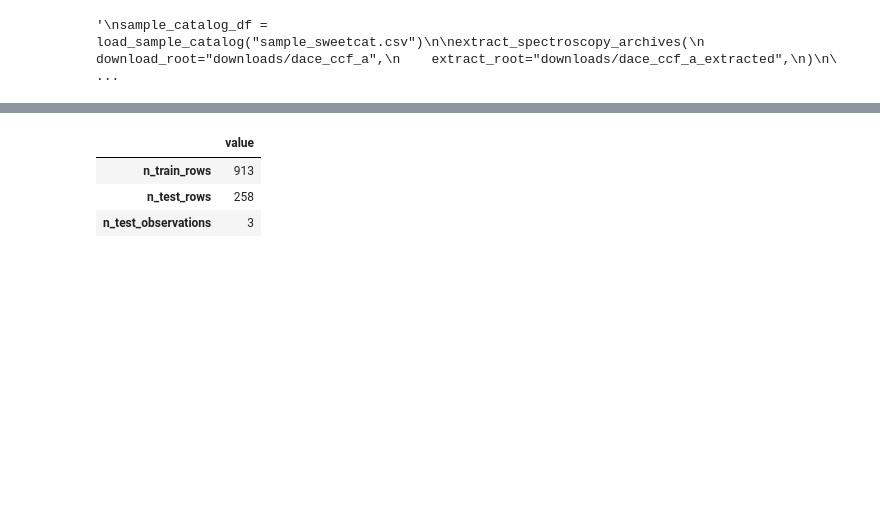
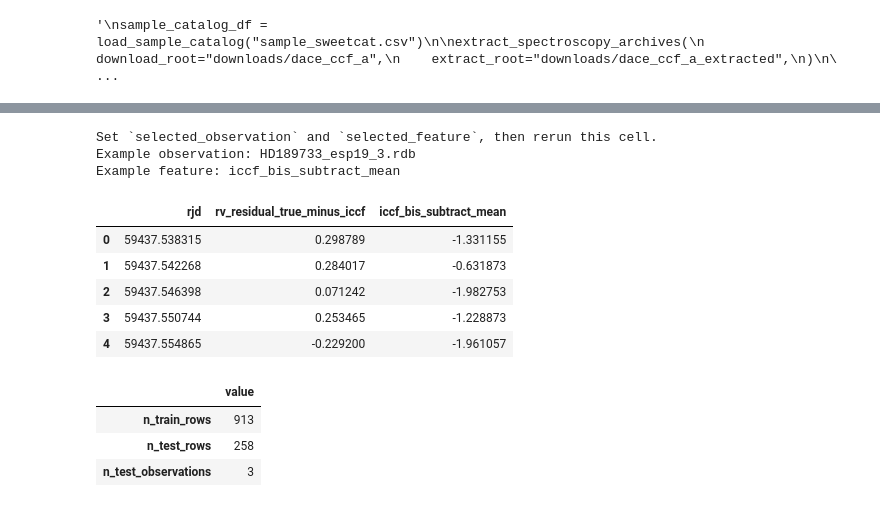
Before and after one commit to vadibekyan/RV_from_RM, a Jupyter notebook: best_rm_eda.ipynb, the cells around one changed output, grey strips where cells are left out. Drawn from its saved outputs; the diff is of its cells as text; code cells hidden in the pictures; blank space fills up the shorter version.

```diff
--- a/best_rm_eda.ipynb
+++ b/best_rm_eda.ipynb
@@ -179,3 +282,71 @@ zscore_features = ['iccf_rv_subtract_mean',
+# %%
+def plot_residual_vs_feature(obs_name, feature_column):
+    plot_df = rm_df.loc[
+        rm_df['observation_file'] == obs_name,
+        ['rjd', residual_column, feature_column],
+    ].copy()
+
+    plot_df[residual_column] = pd.to_numeric(plot_df[residual_column], errors='coerce')
+    plot_df[feature_column] = pd.to_numeric(plot_df[feature_column], errors='coerce')
+    plot_df = plot_df.dropna(subset=[residual_column, feature_column]).sort_values('rjd')
+
+    if plot_df.empty:
+        print(f'No rows available for {obs_name} and feature {feature_column}.')
+        return
+
+    if len(plot_df) < 2 or plot_df[residual_column].nunique() < 2 or plot_df[feature_column].nunique() < 2:
+        correlation_value = float('nan')
+    else:
+        correlation_value = plot_df[residual_column].corr(plot_df[feature_column], method='pearson')
+
+    fig = go.Figure()
+    fig.add_trace(
+        go.Scatter(
+            x=plot_df[feature_column],
+            y=plot_df[residual_column],
+            mode='markers',
+            marker=dict(size=8, color=plot_df['rjd'], colorbar=dict(title='rjd')),
+            customdata=plot_df[['rjd']],
+            name='residual',
+            hovertemplate='rjd=%{customdata[0]}<br>feature=%{x}<br>residual=%{y}<extra></extra>',
+        )
+    )
+    fig.update_layout(
+        title=(
+            f'Residual vs feature: {obs_name}<br>'
+            f'{feature_column} | corr={correlation_value:.3f} | n={len(plot_df)}'
+        ),
+        xaxis_title=feature_column,
+        yaxis_title=f"{residual_column} = true_vrad2 - iccf_rv_subtract_mean",
+        template='plotly_white',
+        hovermode='closest',
+    )
+    fig.show()
+
+    display(plot_df.head())
+
+
+available_observations = sorted(rm_df['observation_file'].dropna().unique())
+available_residual_features = list(residual_feature_columns)
+
+selected_observation = available_observations[0]
+selected_feature = available_residual_features[1]
+
+print('Set `selected_observation` and `selected_feature`, then rerun this cell.')
+print('Example observation:', selected_observation)
+print('Example feature:', selected_feature)
+
+plot_residual_vs_feature(selected_observation, selected_feature)
+# %% [output]
+Set `selected_observation` and `selected_feature`, then rerun this cell.
+Example observation: HD189733_esp19_3.rdb
+Example feature: iccf_bis_subtract_mean
+|  | rjd | rv_residual_true_minus_iccf | iccf_bis_subtract_mean |
+| 0 | 59437.538315 | 0.298789 | -1.331155 |
+| 1 | 59437.542268 | 0.284017 | -0.631873 |
+| 2 | 59437.546398 | 0.071242 | -1.982753 |
+| 3 | 59437.550744 | 0.253465 | -1.228873 |
+| 4 | 59437.554865 | -0.229200 | -1.961057 |
 # %%
 test_stars = ['K2139', 'WASP126', 'WASP166']
 train_rm_df = rm_df.loc[~rm_df['star_from_file'].isin(test_stars)].copy()
```
Also changed, not shown: parts of 15 cells of this notebook, 11 other files.
